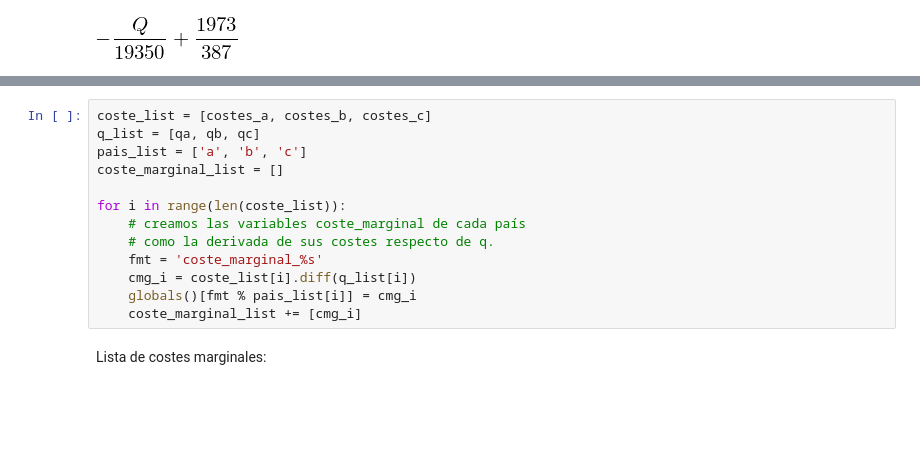
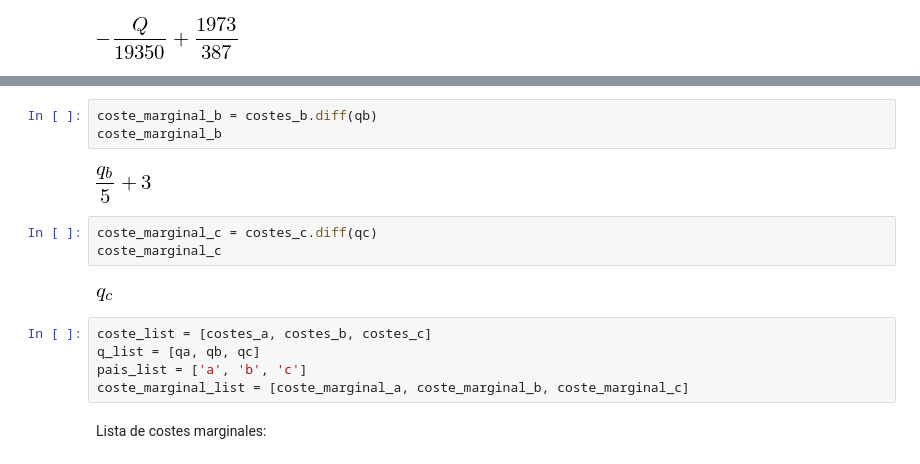
Before and after one commit to mmngreco/jakevdp.github.io-source, a Jupyter notebook: content/downloads/notebooks/competencia.ipynb, the cells around one changed output, grey strips where cells are left out. Cells and saved outputs as stored; diff of their text form; blank space fills up the shorter version.

```diff
--- a/content/downloads/notebooks/competencia.ipynb
+++ b/content/downloads/notebooks/competencia.ipynb
@@ -84,18 +106,20 @@ costes_a.diff(qa)
 # %% [output]
 [figure]
-# %%
-coste_list = [costes_a, costes_b, costes_c]
-q_list = [qa, qb, qc]
-pais_list = ['a', 'b', 'c']
-coste_marginal_list = []
-
-for i in range(len(coste_list)):
-    # creamos las variables coste_marginal de cada país
-    # como la derivada de sus costes respecto de q.
-    fmt = 'coste_marginal_%s'
-    cmg_i = coste_list[i].diff(q_list[i])
-    globals()[fmt % pais_list[i]] = cmg_i
-    coste_marginal_list += [cmg_i]
+# %%
+coste_marginal_b = costes_b.diff(qb)
+coste_marginal_b
+# %% [output]
+[figure, added]
+# %%
+coste_marginal_c = costes_c.diff(qc)
+coste_marginal_c
+# %% [output]
+[figure, added]
+# %%
+coste_list = [costes_a, costes_b, costes_c]
+q_list = [qa, qb, qc]
+pais_list = ['a', 'b', 'c']
+coste_marginal_list = [coste_marginal_a, coste_marginal_b, coste_marginal_c]
 # %% [markdown]
 Lista de costes marginales:
 # %%
```
Also changed, not shown: parts of 38 cells of this notebook.
